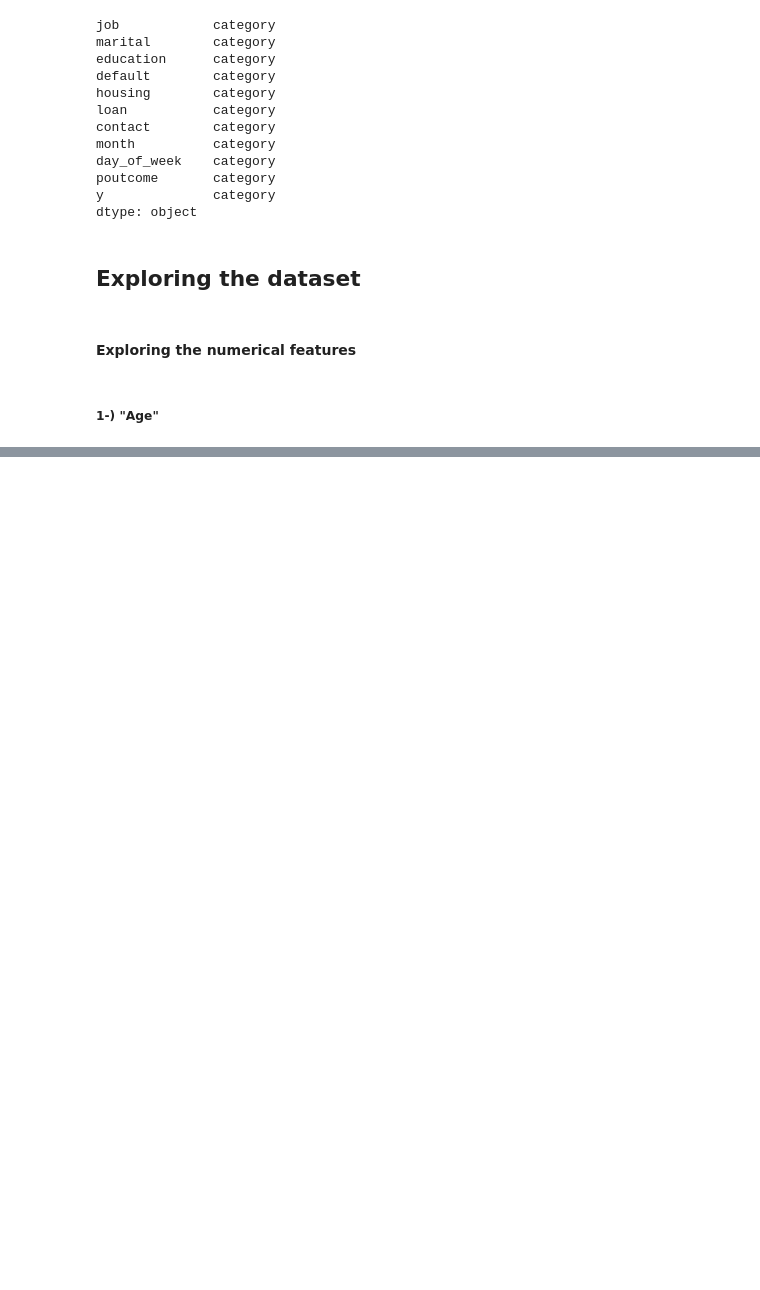
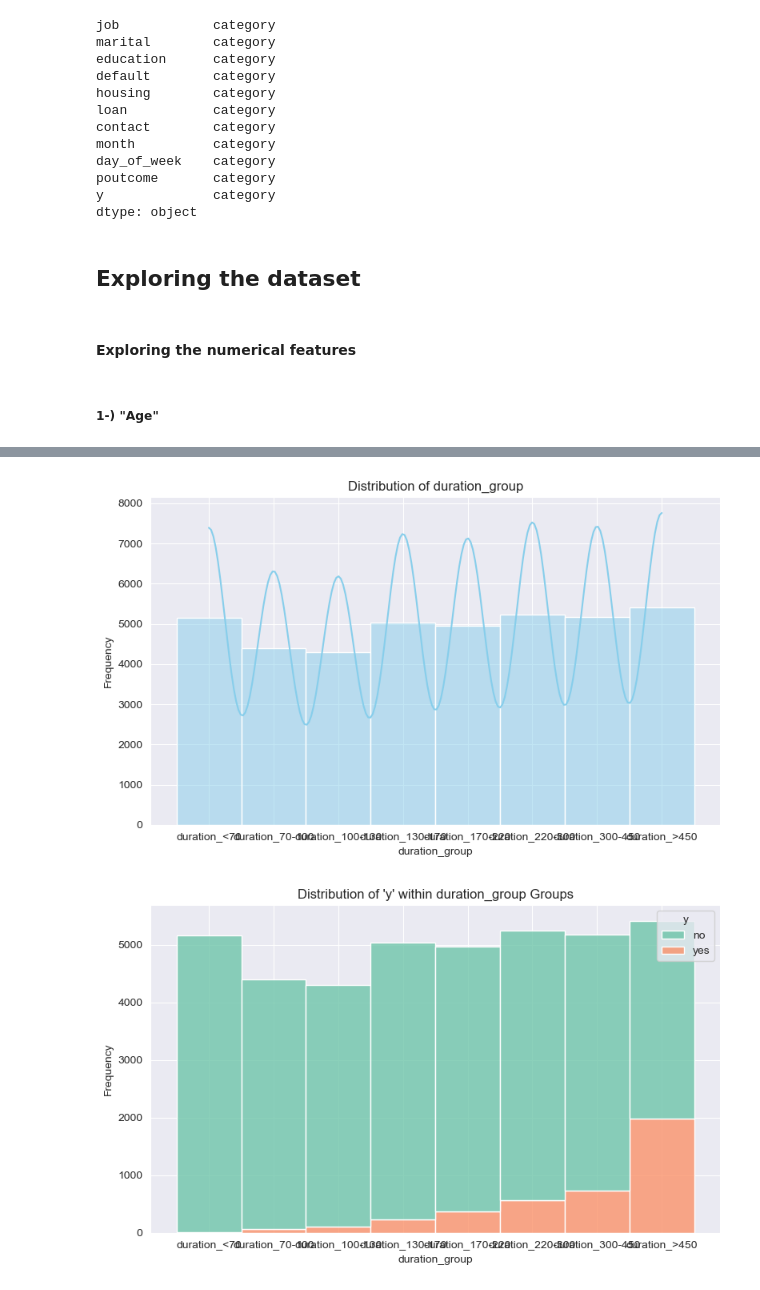
Before and after one commit to batuhanozzer/bankMarketing, a Jupyter notebook: ceng474_BankMarketing.ipynb, the cells around one changed output, grey strips where cells are left out. Cells and saved outputs as stored; diff of their text form; code cells hidden in the pictures; blank space fills up the shorter version.

```diff
--- a/ceng474_BankMarketing.ipynb
+++ b/ceng474_BankMarketing.ipynb
@@ -191,0 +251,18 @@ Name: age, dtype: float64
+# %%
+age_mapping = {
+    'duration_1': 'duration_<70',
+    'duration_2': 'duration_70-100',
+    'duration_3': 'duration_100-130',
+    'duration_4': 'duration_130-170',
+    'duration_5': 'duration_170-220',
+    'duration_6': 'duration_220-300',
+    'duration_7': 'duration_300-450',
+    'duration_8': 'duration_>450'
+}
+dataset_numerical['duration_group'] = dataset_numerical['duration_group'].replace(age_mapping)
+# %%
+visualize_features(dataset_numerical,'duration_group')
+visualize_target_feature(dataset_numerical,y,'duration_group')
+# %% [output]
+[figure, added]
+[figure, added]
```
Also changed, not shown: parts of 19 cells of this notebook.
